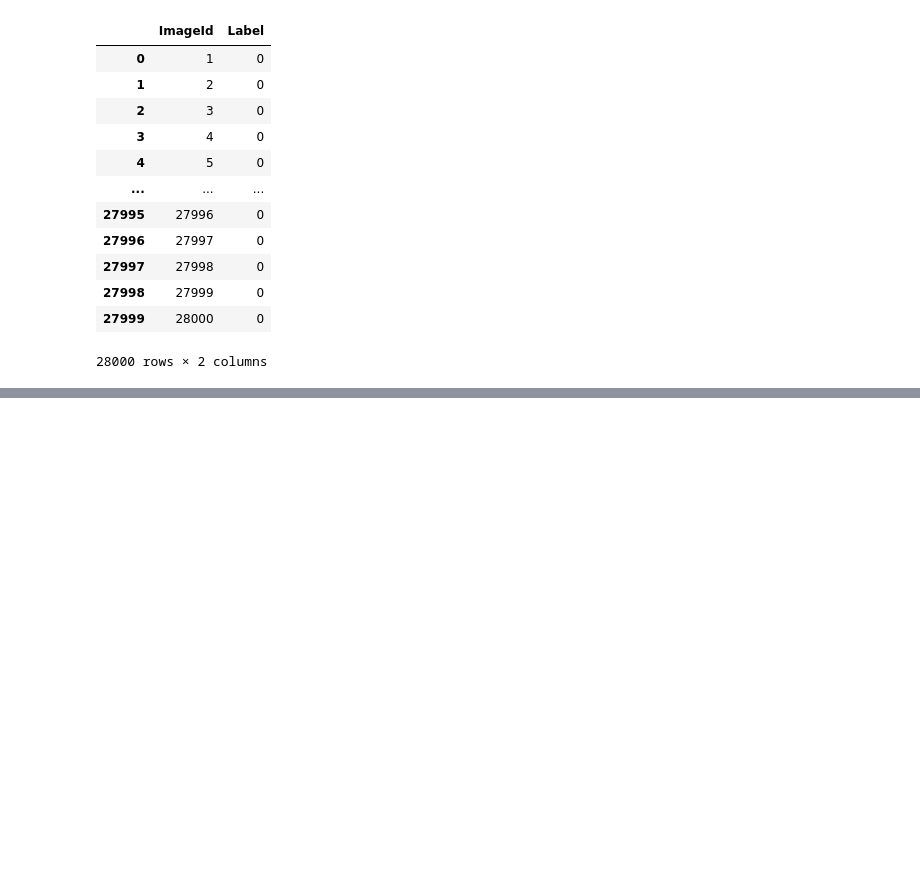
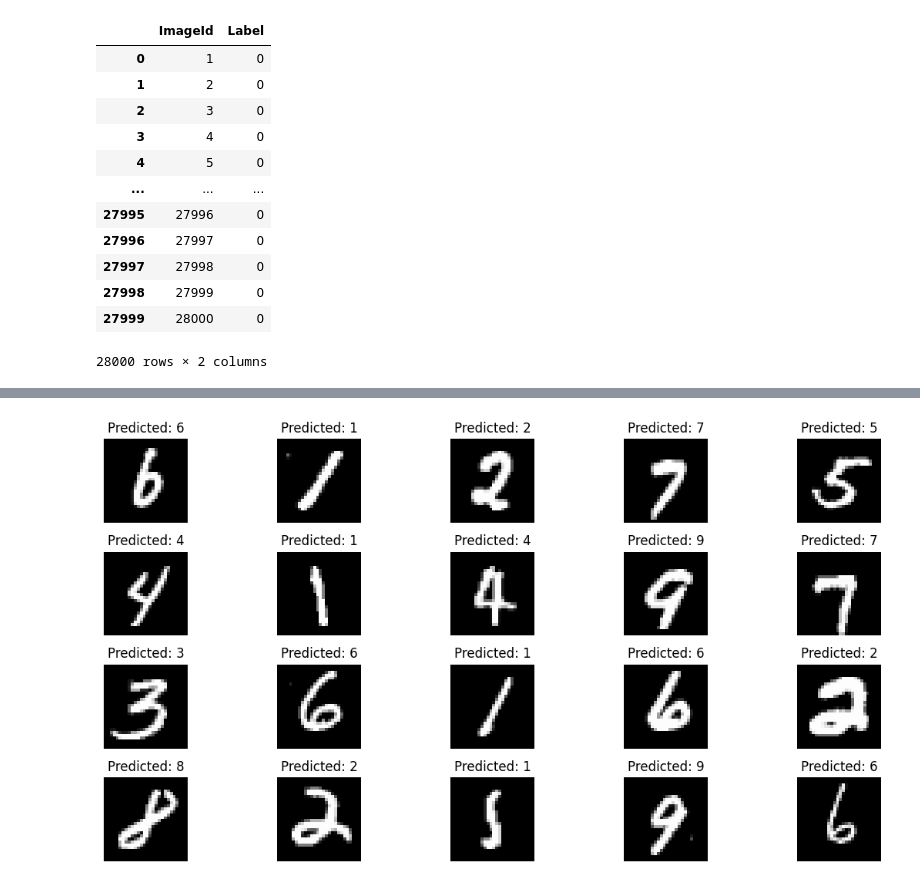
Before and after one commit to 1666sApple/Machine-Learning-Playground-, a Jupyter notebook: digit-recognizer-using-cnn.ipynb, the cells around one changed output, grey strips where cells are left out. Cells and saved outputs as stored; diff of their text form; code cells hidden in the pictures; blank space fills up the shorter version.

```diff
--- a/digit-recognizer-using-cnn.ipynb
+++ b/digit-recognizer-using-cnn.ipynb
@@ -109,0 +134,9 @@ torch.Size([28000, 1, 28, 28])
+# %%
+train_set = ImageDataset(train_X, train_y, X_transform)
+train_dataloader = DataLoader(train_set, batch_size=32, shuffle=True)
+
+validation_set = ImageDataset(validation_X, validation_y, X_transform)
+validation_dataloader = DataLoader(validation_set, batch_size=32, shuffle=True)
+
+prediction_set = ImageDataset(test, None, X_transform)
+prediction_dataloader = DataLoader(prediction_set, batch_size=32)
@@ -158,9 +206,9 @@ model = DigitRecognizerNN().to(device)  # Move the model to the chosen device
 # Loss Function
 loss_fn = nn.CrossEntropyLoss()
 # Optimizer
-optimizer = optim.SGD(model.parameters(), lr=0.002, momentum=0.8, weight_decay=0.000025)
+optimizer = optim.Adam(model.parameters(), lr=0.005, weight_decay=0.001)
 # Learning Rate Scheduler
-scheduler = torch.optim.lr_scheduler.StepLR(optimizer, step_size=5, gamma=0.1)
+scheduler = torch.optim.lr_scheduler.StepLR(optimizer, step_size=8, gamma=0.1)
 # %%
 def train(dataloader, model, loss_fn, optimizer, device):
     # Get the total size of the dataset
@@ -219,10 +293,13 @@ for epoch in range(epochs):
     print(f"Epoch {epoch + 1}")
 
     # Execute the training process for the current epoch
-    train(train_loader, model, loss_fn, optimizer, device)
+    train(train_dataloader, model, loss_fn, optimizer, device)
 
     # Update the learning rate using the scheduler after completing an epoch
     scheduler.step()
+
+# Validation after training
+validate(validation_dataloader, model, loss_fn, device)
 
 # Once all epochs are completed, print the end of training message
 print("End of training. Saving model...")
@@ -264,14 +342,17 @@ End of training. Saving model...
 # %%
+validate(validation_dataloader, model, loss_fn, device)
+
 # Set the model to evaluation mode
 model.eval()
 
 # List to store predicted labels
 predictions = []
+true_labels = []
 
 # Disable gradient calculation since we're only predicting
 with torch.no_grad():
     # Iterate through the test data loader
-    for data in test_loader:
+    for data in prediction_dataloader:
         # Move input data to the same device as the model
         data = data.to(device)
 
@@ -282,6 +363,9 @@ with torch.no_grad():
         # Extend the predictions list with the predicted labels (move to CPU if necessary)
         predictions.extend(predicted.cpu().tolist())
 
+        # Extend true labels list (move to CPU if necessary)
+        true_labels.extend(data.cpu().tolist())
+
 # Create a DataFrame for submission with ImageId and predicted labels
 submission = pd.DataFrame({
     "ImageId": range(1, len(predictions) + 1),  # ImageId starts from 1
@@ -289,4 +373,18 @@ submission = pd.DataFrame({
 })
 
 # Save the submission DataFrame to a CSV file named 'digits.csv' without including the index
-submission.to_csv('digits.csv', index=False)
+submission.to_csv('digits_nn.csv', index=False)
+
+# Get a random selection of 20 indices from the dataset
+random_indices = random.sample(range(len(prediction_dataloader.dataset)), 20)
+
+# Display the random 20 images with their predicted labels
+plt.figure(figsize=(12, 6))
+for idx, i in enumerate(random_indices):
+    plt.subplot(4, 5, idx + 1)
+    plt.imshow(prediction_dataloader.dataset[i][0].squeeze(), cmap='gray')  # Display the image
+    plt.title(f"Predicted: {predictions[i]}")  # Show the predicted label as title
+    plt.axis('off')  # Hide axes
+plt.tight_layout()
+plt.show()
+# %% [output]
@@ -292,0 +392 @@ submission.to_csv('digits.csv', index=False)
+[figure, added]
```
Also changed, not shown: parts of 19 cells of this notebook.
